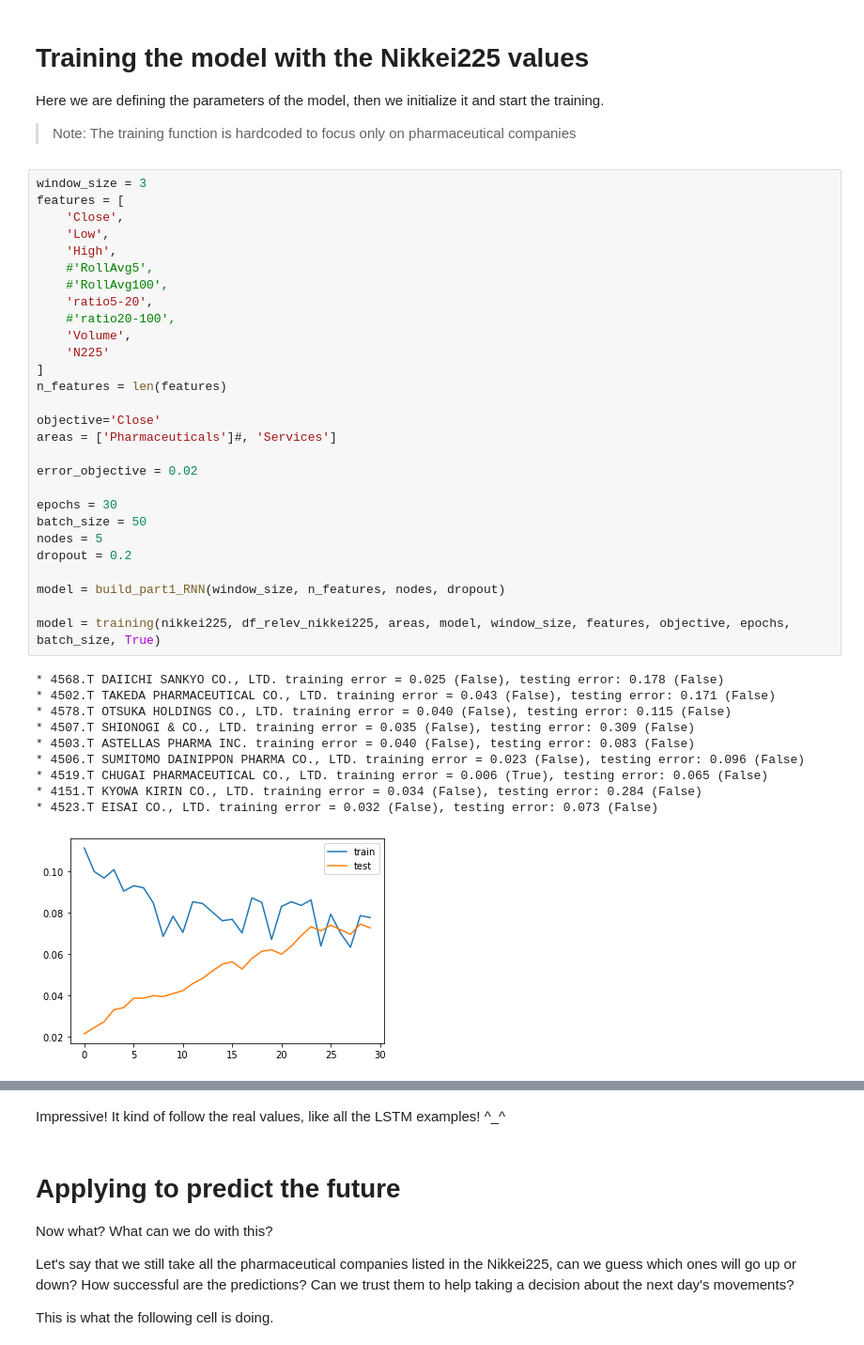
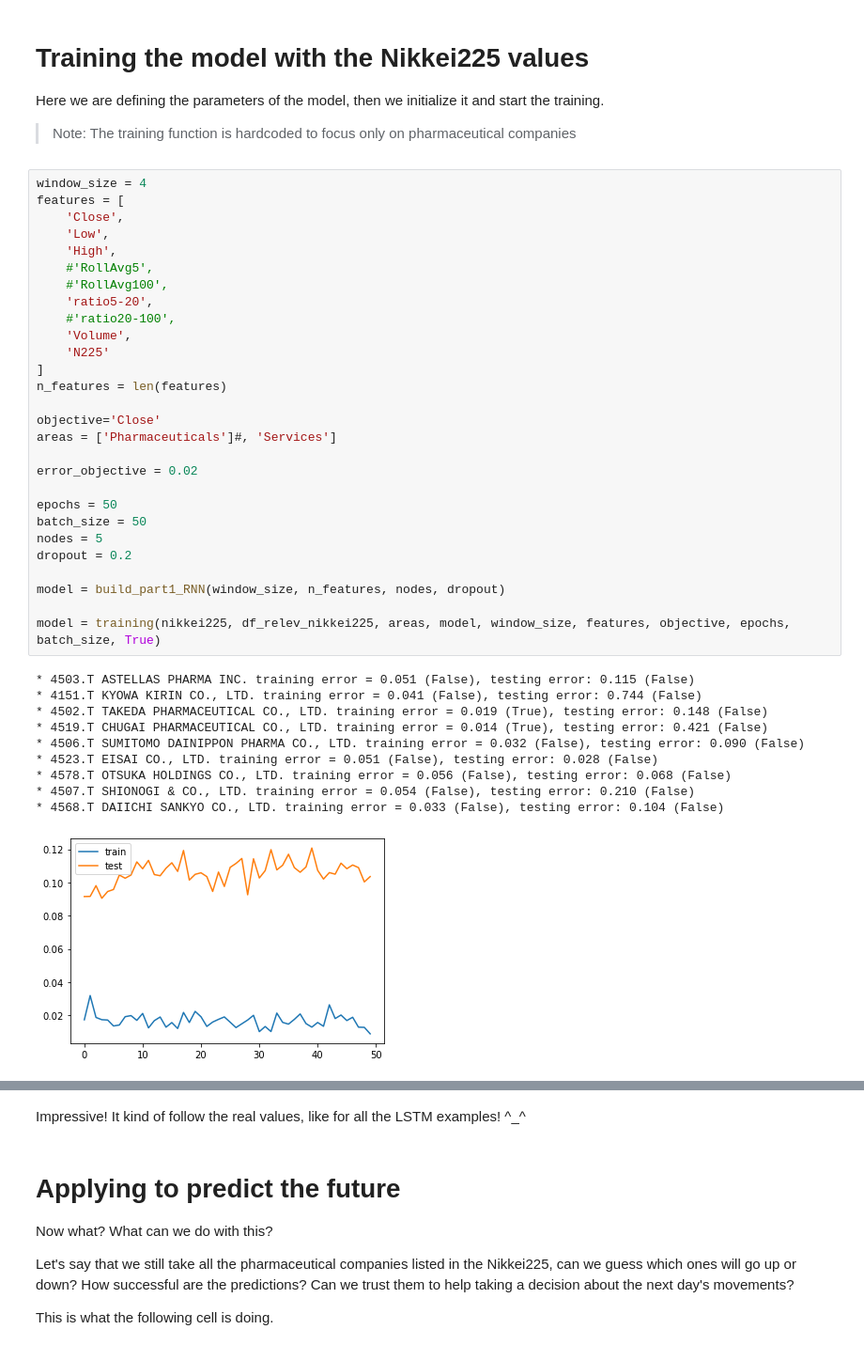
Before and after one commit to cerebraljam/rnn_lstm_nikkei225_predictions, a Jupyter notebook: tse_lstm_predictions.ipynb, the cells around one changed output, grey strips where cells are left out. Shown at 94% size. Drawn from its saved outputs; the diff is of its cells as text.

Commit message:
more testing

```diff
--- a/tse_lstm_predictions.ipynb
+++ b/tse_lstm_predictions.ipynb
@@ -393,41 +394,41 @@ Here we are defining the parameters of the model, then we initialize it and star
 
 > Note: The training function is hardcoded to focus only on pharmaceutical companies
 # %%
-window_size = 3
+window_size = 4
 features = [
     'Close',
     'Low',
     'High',
     #'RollAvg5',
     #'RollAvg100',
     'ratio5-20',
     #'ratio20-100',
     'Volume',
     'N225'
 ]
 n_features = len(features)
 
 objective='Close'
 areas = ['Pharmaceuticals']#, 'Services']
 
 error_objective = 0.02
 
-epochs = 30
+epochs = 50
 batch_size = 50
 nodes = 5
 dropout = 0.2
 
 model = build_part1_RNN(window_size, n_features, nodes, dropout)
 
 model = training(nikkei225, df_relev_nikkei225, areas, model, window_size, features, objective, epochs, batch_size, True)
 # %% [output]
-* 4568.T DAIICHI SANKYO CO., LTD. training error = 0.025 (False), testing error: 0.178 (False)
-* 4502.T TAKEDA PHARMACEUTICAL CO., LTD. training error = 0.043 (False), testing error: 0.171 (False)
-* 4578.T OTSUKA HOLDINGS CO., LTD. training error = 0.040 (False), testing error: 0.115 (False)
-* 4507.T SHIONOGI & CO., LTD. training error = 0.035 (False), testing error: 0.309 (False)
-* 4503.T ASTELLAS PHARMA INC. training error = 0.040 (False), testing error: 0.083 (False)
-* 4506.T SUMITOMO DAINIPPON PHARMA CO., LTD. training error = 0.023 (False), testing error: 0.096 (False)
-* 4519.T CHUGAI PHARMACEUTICAL CO., LTD. training error = 0.006 (True), testing error: 0.065 (False)
-* 4151.T KYOWA KIRIN CO., LTD. training error = 0.034 (False), testing error: 0.284 (False)
-* 4523.T EISAI CO., LTD. training error = 0.032 (False), testing error: 0.073 (False)
+* 4503.T ASTELLAS PHARMA INC. training error = 0.051 (False), testing error: 0.115 (False)
+* 4151.T KYOWA KIRIN CO., LTD. training error = 0.041 (False), testing error: 0.744 (False)
+* 4502.T TAKEDA PHARMACEUTICAL CO., LTD. training error = 0.019 (True), testing error: 0.148 (False)
+* 4519.T CHUGAI PHARMACEUTICAL CO., LTD. training error = 0.014 (True), testing error: 0.421 (False)
+* 4506.T SUMITOMO DAINIPPON PHARMA CO., LTD. training error = 0.032 (False), testing error: 0.090 (False)
+* 4523.T EISAI CO., LTD. training error = 0.051 (False), testing error: 0.028 (False)
+* 4578.T OTSUKA HOLDINGS CO., LTD. training error = 0.056 (False), testing error: 0.068 (False)
+* 4507.T SHIONOGI & CO., LTD. training error = 0.054 (False), testing error: 0.210 (False)
+* 4568.T DAIICHI SANKYO CO., LTD. training error = 0.033 (False), testing error: 0.104 (False)
-[figure, old version]
+[figure, new version]
@@ -435,5 +436,5 @@ model = training(nikkei225, df_relev_nikkei225, areas, model, window_size, featu
 # %% [markdown]
-Impressive! It kind of follow the real values, like all the LSTM examples! ^_^
+Impressive! It kind of follow the real values, like for all the LSTM examples! ^_^
 # %% [markdown]
 # Applying to predict the future
 
```
Also changed, not shown: parts of 22 cells of this notebook, 5 other files.
